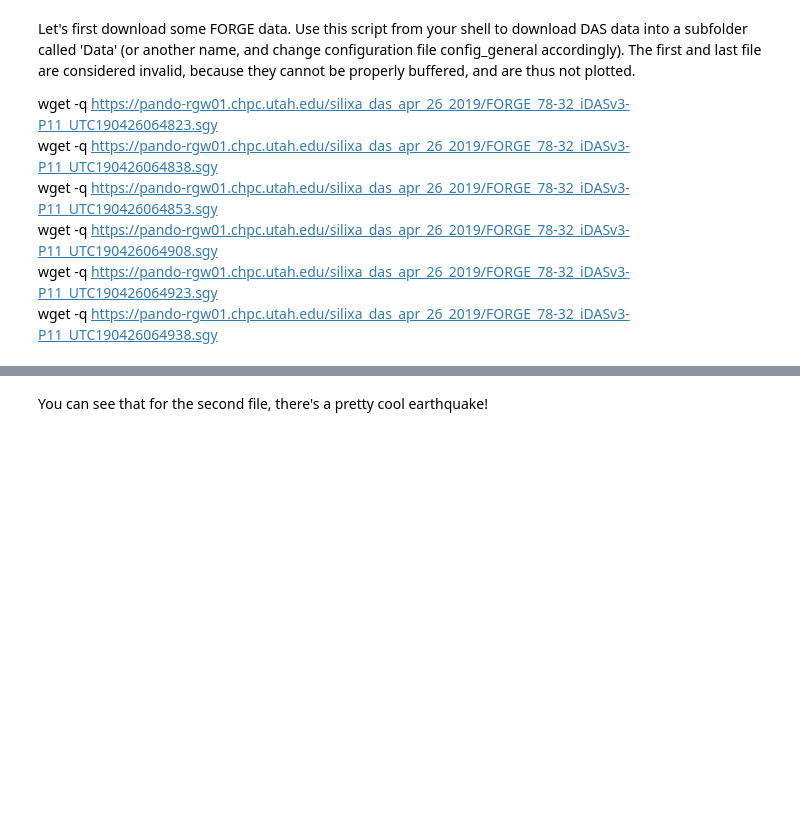
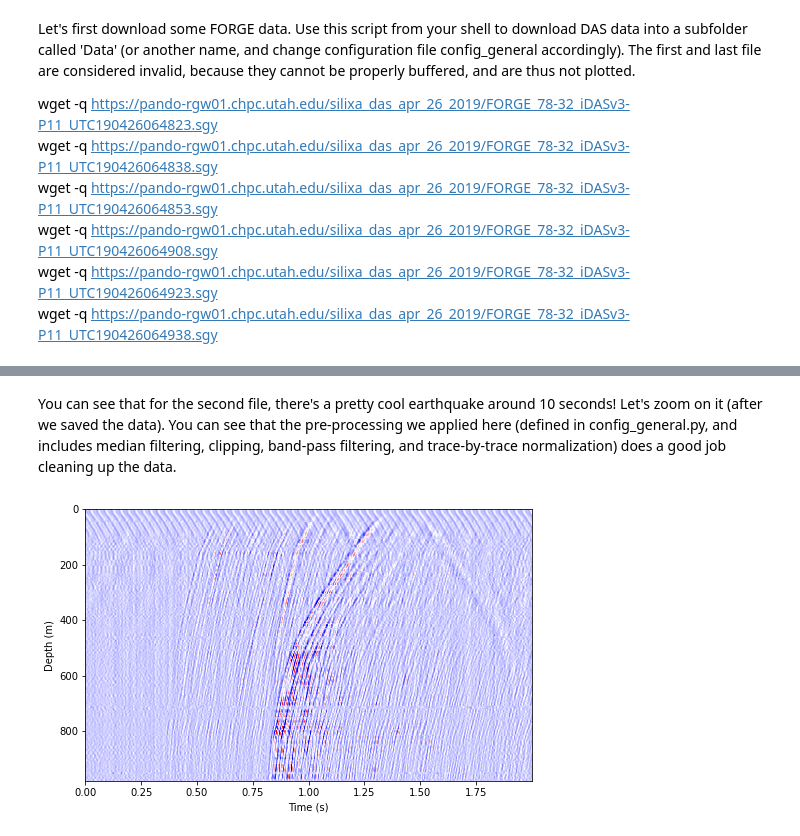
Before and after one commit to DAS-RCN/continuous_data_handling, a Jupyter notebook: Example - data iterator.ipynb, the cells around one changed output, grey strips where cells are left out. Saved outputs shown, nothing was run; the diff lists cells and outputs as text; code cells hidden in the pictures; blank space fills up the shorter version.

```diff
--- a/Example - data iterator.ipynb
+++ b/Example - data iterator.ipynb
@@ -35,2 +42,7 @@ FigureCanvasNbAgg()
-# %% [markdown]
-You can see that for the second file, there's a pretty cool earthquake!
+# %% [markdown]
+You can see that for the second file, there's a pretty cool earthquake around 10 seconds!
+Let's zoom on it (after we saved the data). You can see that the pre-processing we applied here (defined in config_general.py, and includes median filtering, clipping, band-pass filtering, and trace-by-trace normalization) does a good job cleaning up the data.
+# %%
+plot_seismic_horiz(saved_data, cfg.d_chan, cfg.dt)
+# %% [output]
+[figure, added]
```
Also changed, not shown: parts of 1 cell of this notebook.
